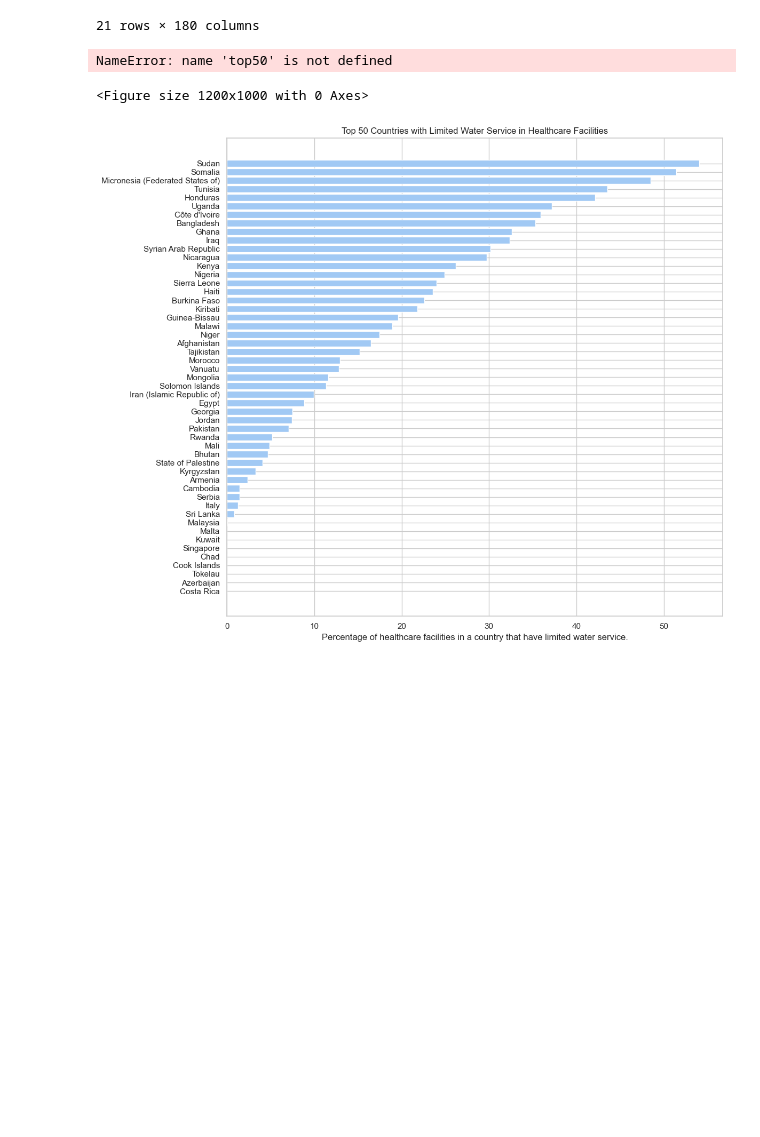
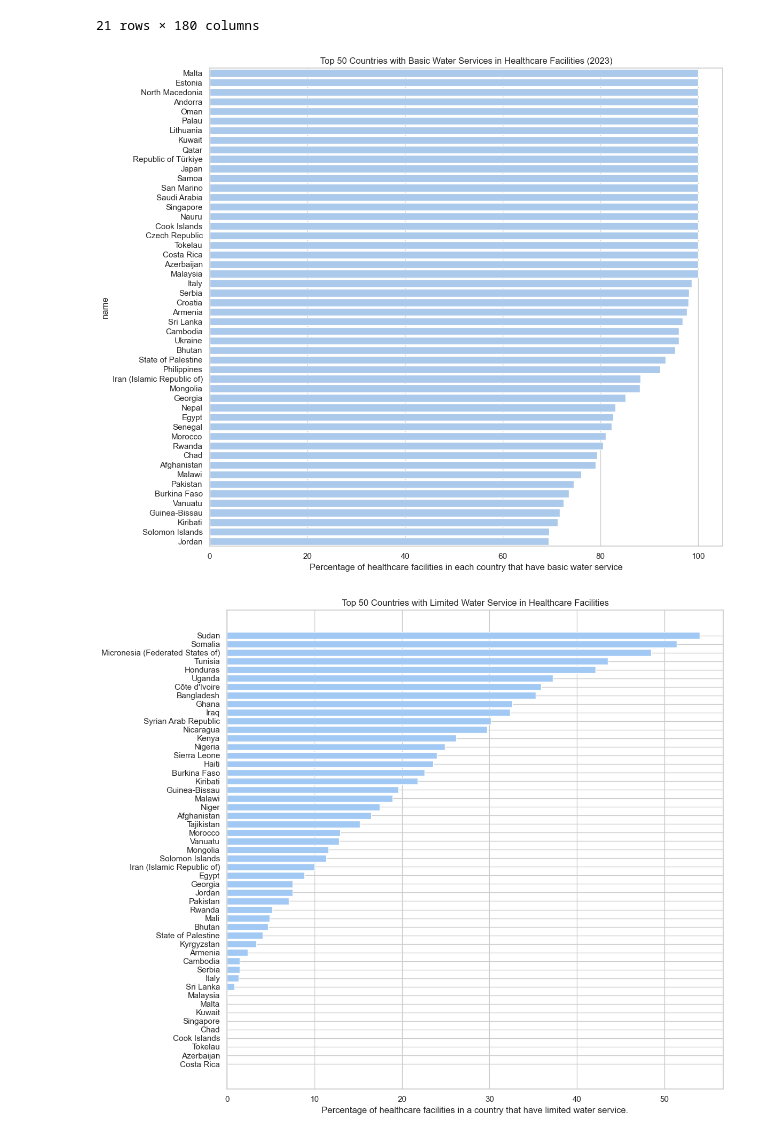
Before and after one commit to AquaLens/capstone, a Jupyter notebook: Data_Visualizations/code/JMP.ipynb, the cells around one changed output. Drawn from its saved outputs; the diff is of its cells as text; code cells hidden in the pictures; blank space fills up the shorter version.

```diff
--- a/Data_Visualizations/code/JMP.ipynb
+++ b/Data_Visualizations/code/JMP.ipynb
@@ -34,19 +34,30 @@ import seaborn as sns
 # %%
 # Load Excel sheet
 df = pd.read_excel("../data/JMP-2024-wash-hcf-World-snapshot.xlsx", sheet_name="T1_Data")
 
-# Set Seaborn visual style and color palette
+# Drop rows that do not have data for 'wat_bas_t' (percentage with basic water service)
+df_filtered = df.dropna(subset=['wat_bas_t'])
+
+# Sort the data by highest percentage of basic water service and keep only the top 50 countries
+top50 = df_filtered.sort_values(by='wat_bas_t', ascending=False).head(50)
+
+# Set the visual style and color palette for the plot using Seaborn
 sns.set(style="whitegrid")
 sns.set_palette("pastel")  # or "muted", "deep", "colorblind"
 
-# Now redo your JMP plot
+# Create the bar chart
 plt.figure(figsize=(12, 10))
-sns.barplot(x=top50['wat_bas_t'], y=top50['name'])  # use Seaborn barplot instead of plt.barh for matching style
+sns.barplot(x=top50['wat_bas_t'], y=top50['name'])
+
+# Label the axes and title the chart
 plt.xlabel("Percentage of healthcare facilities in each country that have basic water service")
 plt.title("Top 50 Countries with Basic Water Services in Healthcare Facilities (2023)")
+
+# Optimize layout to prevent label cutoff
 plt.tight_layout()
+
+# Display
 plt.show()
 # %% [output]
-NameError: name 'top50' is not defined
-<Figure size 1200x1000 with 0 Axes>
+[figure, added]
 # %%
```
Also changed, not shown: parts of 7 cells of this notebook.
